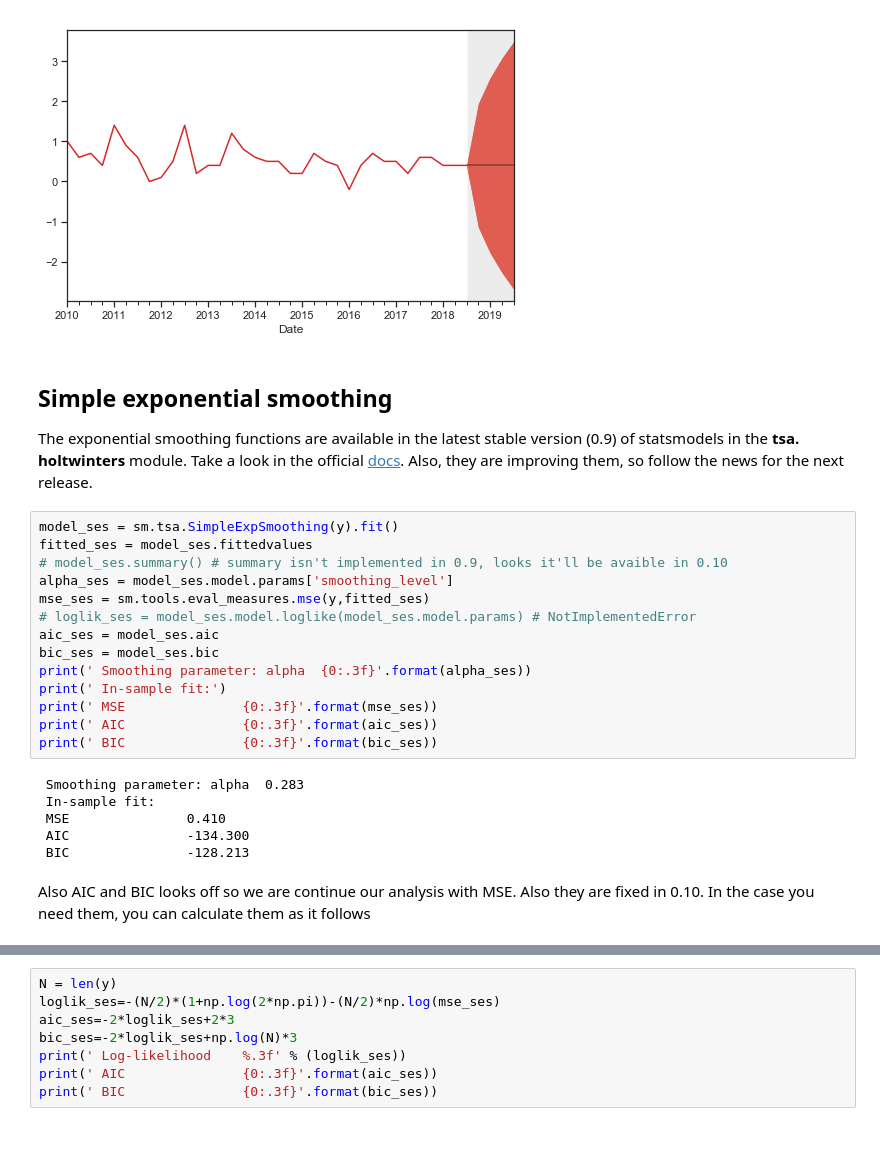
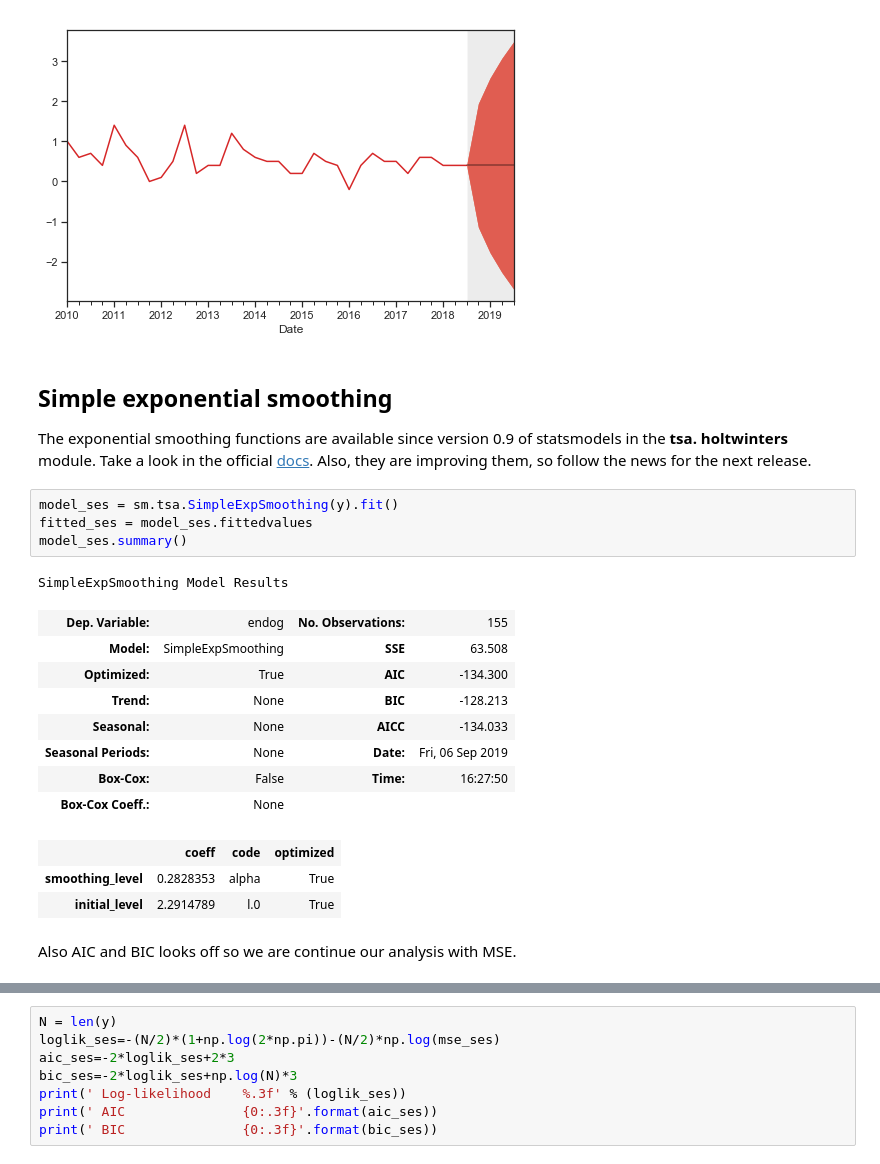
Before and after one commit to caropilardiaz/AnalisisSeriesTemporales, a Jupyter notebook: Tutorial02 Forecasting.ipynb, the cells around one changed output, grey strips where cells are left out. Saved outputs shown, nothing was run; the diff lists cells and outputs as text; blank space fills up the shorter version.

```diff
--- a/Tutorial02 Forecasting.ipynb
+++ b/Tutorial02 Forecasting.ipynb
@@ -139,27 +139,24 @@ plt.show()
 # %% [markdown]
 ## Simple exponential smoothing
 
-The exponential smoothing functions are available in the latest stable version (0.9) of statsmodels in the **tsa.
+The exponential smoothing functions are available since version 0.9 of statsmodels in the **tsa.
 holtwinters** module. Take a look in the official [docs](https://www.statsmodels.org/stable/tsa.html#exponential-smoothing). Also, they are improving them, so follow the news for the next release.
-# %%
-model_ses = sm.tsa.SimpleExpSmoothing(y).fit()
-fitted_ses = model_ses.fittedvalues
-# model_ses.summary() # summary isn't implemented in 0.9, looks it'll be avaible in 0.10
-alpha_ses = model_ses.model.params['smoothing_level']
-mse_ses = sm.tools.eval_measures.mse(y,fitted_ses)
-# loglik_ses = model_ses.model.loglike(model_ses.model.params) # NotImplementedError
-aic_ses = model_ses.aic
-bic_ses = model_ses.bic
-print(' Smoothing parameter: alpha  {0:.3f}'.format(alpha_ses))
-print(' In-sample fit:')
-print(' MSE               {0:.3f}'.format(mse_ses))
-print(' AIC               {0:.3f}'.format(aic_ses))
-print(' BIC               {0:.3f}'.format(bic_ses))
-# %% [output]
- Smoothing parameter: alpha  0.283
- In-sample fit:
- MSE               0.410
- AIC               -134.300
- BIC               -128.213
+# %%
+model_ses = sm.tsa.SimpleExpSmoothing(y).fit()
+fitted_ses = model_ses.fittedvalues
+model_ses.summary()
+# %% [output]
+SimpleExpSmoothing Model Results
+| Dep. Variable: | endog | No. Observations: | 155 |
+| Model: | SimpleExpSmoothing | SSE | 63.508 |
+| Optimized: | True | AIC | -134.300 |
+| Trend: | None | BIC | -128.213 |
+| Seasonal: | None | AICC | -134.033 |
+| Seasonal Periods: | None | Date: | Fri, 06 Sep 2019 |
+| Box-Cox: | False | Time: | 16:27:50 |
+| Box-Cox Coeff.: | None |  |  |
+|  | coeff | code | optimized |
+| smoothing_level | 0.2828353 | alpha | True |
+| initial_level | 2.2914789 | l.0 | True |
 # %% [markdown]
-Also AIC and BIC looks off so we are continue our analysis with MSE. Also they are fixed in 0.10. In the case you need them, you can calculate them as it follows
+Also AIC and BIC looks off so we are continue our analysis with MSE.
```
Also changed, not shown: parts of 3 cells of this notebook, 1 other file.
